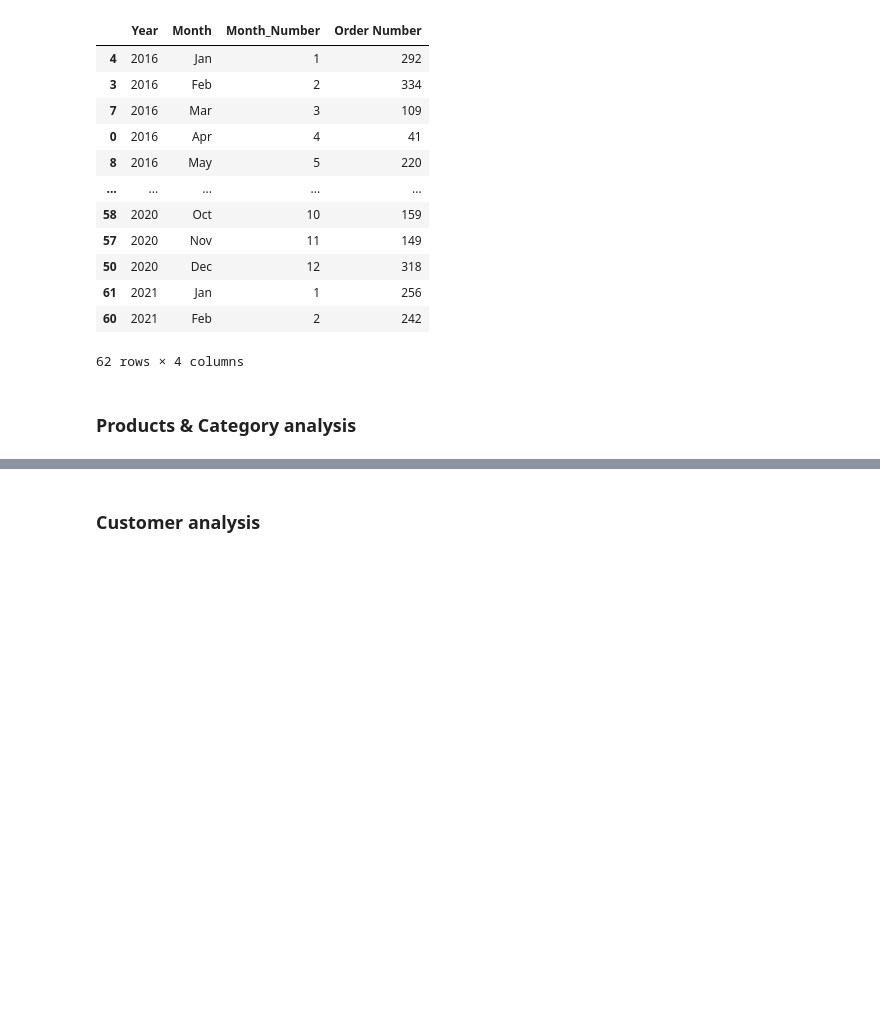
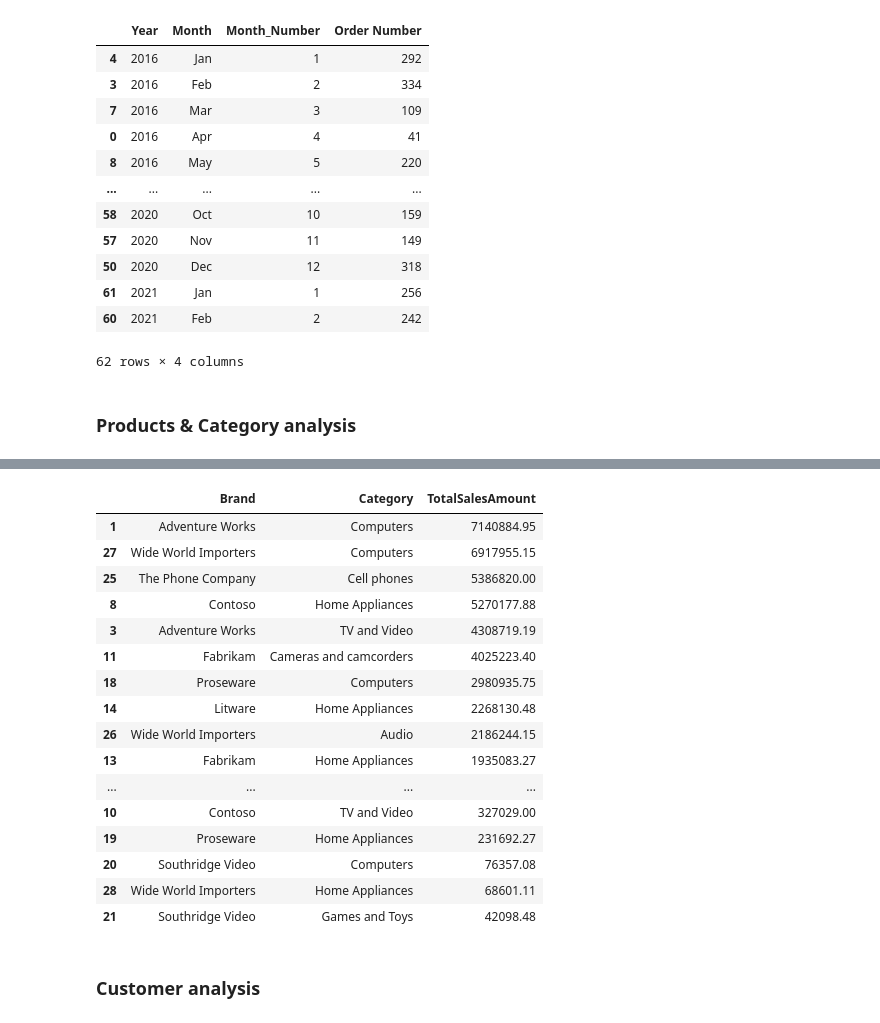
Before and after one commit to DimitriKneur/Global-Electronics-Retailer-Analysis, a Jupyter notebook: Data_Transformation_and_Exploration/data_processing.ipynb, the cells around one changed output, grey strips where cells are left out. Cells and saved outputs as stored; diff of their text form; code cells hidden in the pictures; blank space fills up the shorter version.

```diff
--- a/Data_Transformation_and_Exploration/data_processing.ipynb
+++ b/Data_Transformation_and_Exploration/data_processing.ipynb
@@ -703,3 +779,25 @@ Categories / subcategories / product bought together
+# %%
+sales_by_brand_and_category = df.groupby(["Brand", "Category"])["TotalSalesAmount"].sum().reset_index()
+sales_by_brand_and_category = sales_by_brand_and_category.sort_values(by=["TotalSalesAmount"], ascending = False)
+sales_by_brand_and_category
+# %% [output]
+|  | Brand | Category | TotalSalesAmount |
+| 1 | Adventure Works | Computers | 7140884.95 |
+| 27 | Wide World Importers | Computers | 6917955.15 |
+| 25 | The Phone Company | Cell phones | 5386820.00 |
+| 8 | Contoso | Home Appliances | 5270177.88 |
+| 3 | Adventure Works | TV and Video | 4308719.19 |
+| 11 | Fabrikam | Cameras and camcorders | 4025223.40 |
+| 18 | Proseware | Computers | 2980935.75 |
+| 14 | Litware | Home Appliances | 2268130.48 |
+| 26 | Wide World Importers | Audio | 2186244.15 |
+| 13 | Fabrikam | Home Appliances | 1935083.27 |
+| ... | ... | ... | ... |
+| 10 | Contoso | TV and Video | 327029.00 |
+| 19 | Proseware | Home Appliances | 231692.27 |
+| 20 | Southridge Video | Computers | 76357.08 |
+| 28 | Wide World Importers | Home Appliances | 68601.11 |
+| 21 | Southridge Video | Games and Toys | 42098.48 |
 # %% [markdown]
 ### Customer analysis
 # %% [markdown]
```
Also changed, not shown: parts of 19 cells of this notebook.
